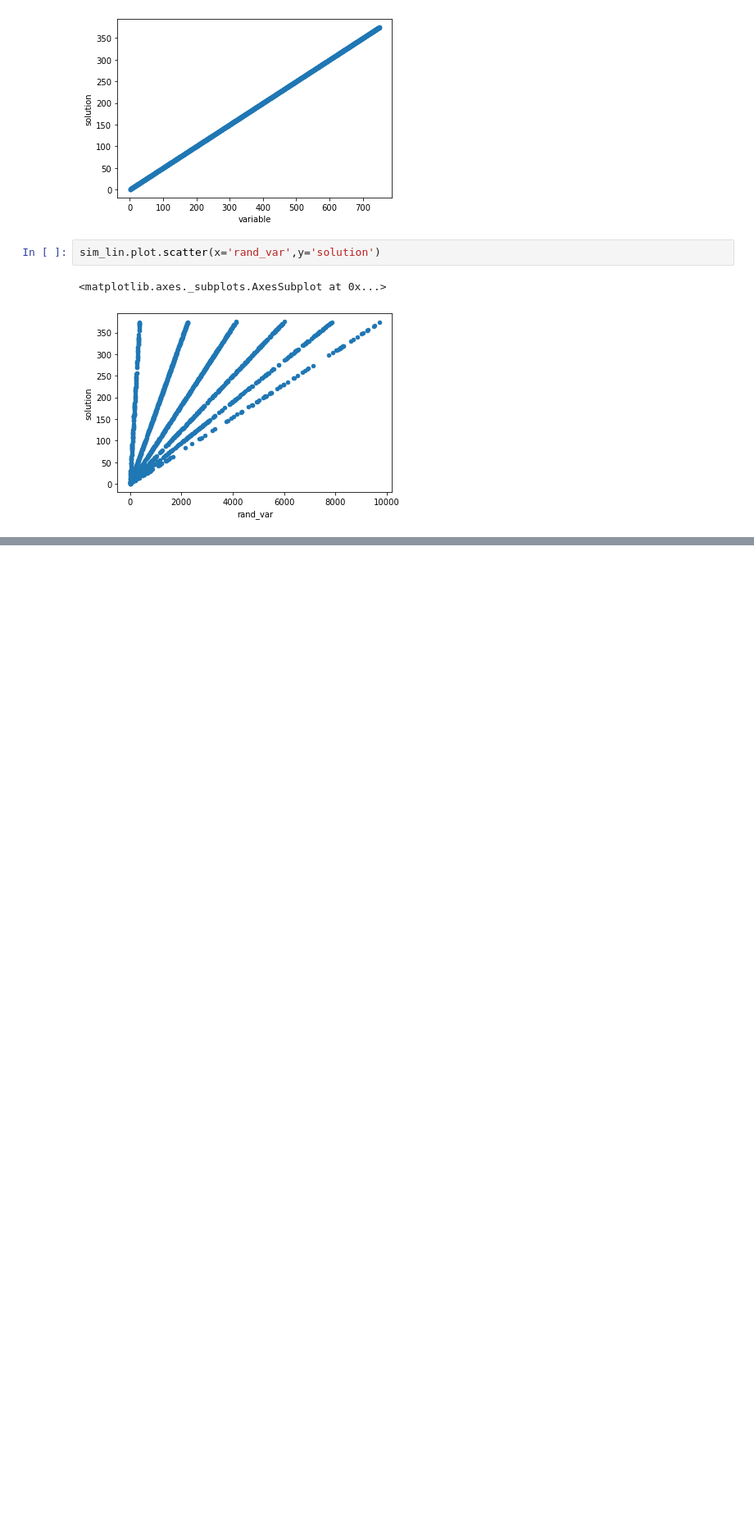
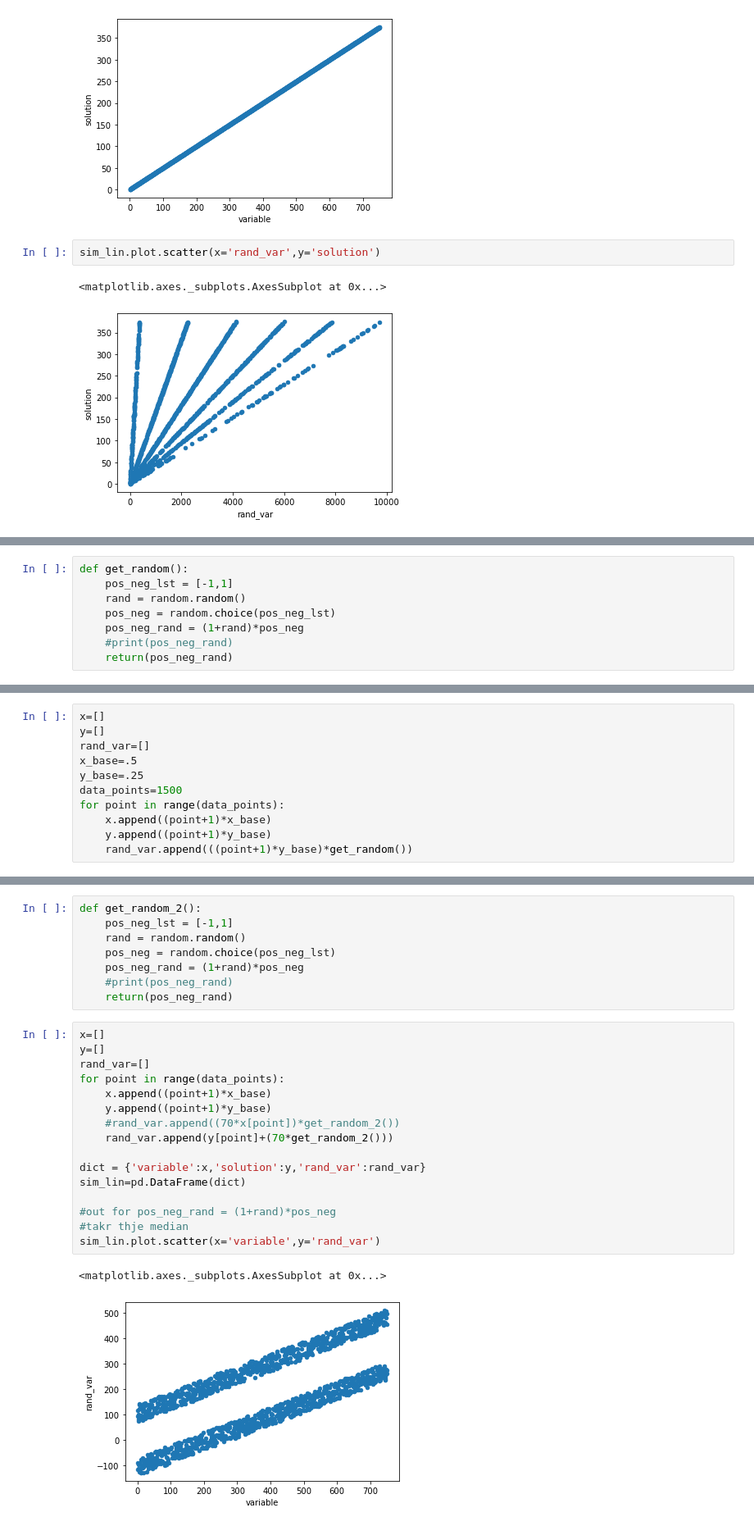
Before and after one commit to wonderbug2020/Synthetic_Data_Creation, a Jupyter notebook: Simple_Linear.ipynb, the cells around one changed output, grey strips where cells are left out. Shown at 82% size. Drawn from its saved outputs; the diff is of its cells as text; blank space fills up the shorter version.

Commit message:
tried a few more randoms

```diff
--- a/Simple_Linear.ipynb
+++ b/Simple_Linear.ipynb
@@ -40,0 +73,8 @@ sim_lin.plot.scatter(x='rand_var',y='solution')
+# %%
+def get_random():
+    pos_neg_lst = [-1,1]
+    rand = random.random()
+    pos_neg = random.choice(pos_neg_lst)
+    pos_neg_rand = (1+rand)*pos_neg
+    #print(pos_neg_rand)
+    return(pos_neg_rand)
@@ -40,0 +85,11 @@ sim_lin.plot.scatter(x='rand_var',y='solution')
+# %%
+x=[]
+y=[]
+rand_var=[]
+x_base=.5
+y_base=.25
+data_points=1500
+for point in range(data_points):
+    x.append((point+1)*x_base)
+    y.append((point+1)*y_base)
+    rand_var.append(((point+1)*y_base)*get_random())
@@ -40,0 +116,27 @@ sim_lin.plot.scatter(x='rand_var',y='solution')
+# %%
+def get_random_2():
+    pos_neg_lst = [-1,1]
+    rand = random.random()
+    pos_neg = random.choice(pos_neg_lst)
+    pos_neg_rand = (1+rand)*pos_neg
+    #print(pos_neg_rand)
+    return(pos_neg_rand)
+# %%
+x=[]
+y=[]
+rand_var=[]
+for point in range(data_points):
+    x.append((point+1)*x_base)
+    y.append((point+1)*y_base)
+    #rand_var.append((70*x[point])*get_random_2())
+    rand_var.append(y[point]+(70*get_random_2()))
+
+dict = {'variable':x,'solution':y,'rand_var':rand_var}
+sim_lin=pd.DataFrame(dict)
+
+#out for pos_neg_rand = (1+rand)*pos_neg
+#takr thje median
+sim_lin.plot.scatter(x='variable',y='rand_var')
+# %% [output]
+<matplotlib.axes._subplots.AxesSubplot at 0x...>
+[figure, added]
```
Also changed, not shown: parts of 9 cells of this notebook.
